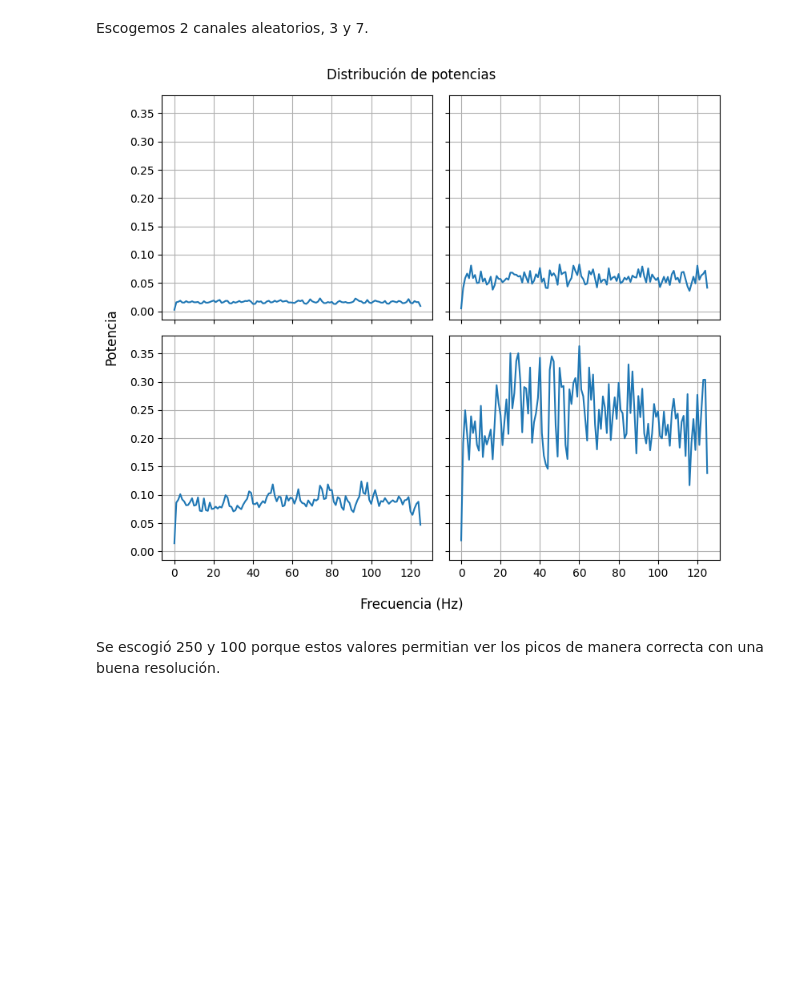
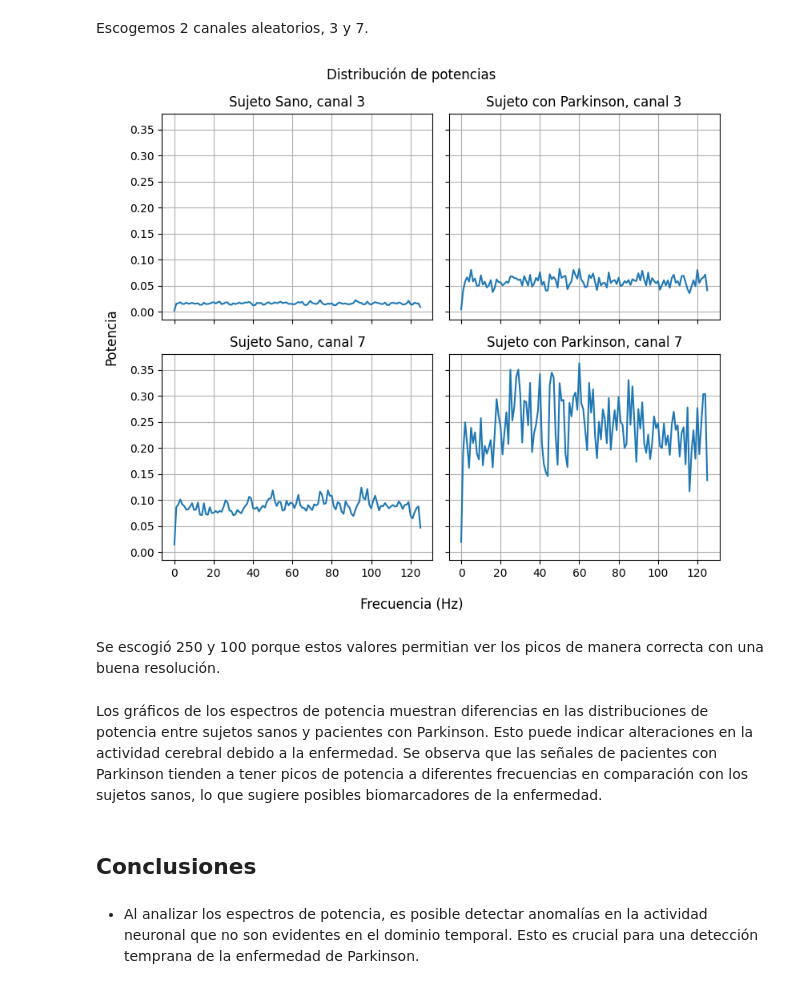
Before and after one commit to AndresBanquezBio/Biosenales, a Jupyter notebook: Practica_5/Practica5.ipynb, the cells around one changed output. Saved outputs shown, nothing was run; the diff lists cells and outputs as text; code cells hidden in the pictures; blank space fills up the shorter version.

Commit message:
Conclusiones y Analisis

```diff
--- a/Practica_5/Practica5.ipynb
+++ b/Practica_5/Practica5.ipynb
@@ -275,21 +282,31 @@ parkinson7 = parkinson[7, :]
 # %%
 fig, ax = plt.subplots(2, 2, figsize=(8, 7), sharex = True, sharey = True)
 sano3welch = welch(sano3, fs, window='hann', nperseg=250, noverlap=100)
 parkinson3welch = welch(parkinson3, fs, window='hann', nperseg=250, noverlap=100)
 sano7welch = welch(sano7, fs, window='hann', nperseg=250, noverlap=100)
 parkinson7welch = welch(parkinson7, fs, window='hann', nperseg=250, noverlap=100)
 ax[0,0].plot(sano3welch[0], sano3welch[1])
 ax[0,1].plot(parkinson3welch[0], parkinson3welch[1])
 ax[1,0].plot(sano7welch[0], sano7welch[1])
 ax[1,1].plot(parkinson7welch[0], parkinson7welch[1])
+ax[0, 0].set_title('Sujeto Sano, canal 3')
+ax[1, 0].set_title('Sujeto Sano, canal 7')
+ax[0, 1].set_title('Sujeto con Parkinson, canal 3')
+ax[1, 1].set_title('Sujeto con Parkinson, canal 7')
 for axs in ax.flat:
     axs.grid(True)
 fig.suptitle('Distribución de potencias')
 fig.supxlabel('Frecuencia (Hz)')
 fig.supylabel('Potencia')
 plt.tight_layout()
 plt.show()
 # %% [output]
-[figure, old version]
+[figure, new version]
 # %% [markdown]
 Se escogió 250 y 100 porque estos valores permitian ver los picos de manera correcta con una buena resolución.
+# %% [markdown]
+Los gráficos de los espectros de potencia muestran diferencias en las distribuciones de potencia entre sujetos sanos y pacientes con Parkinson. Esto puede indicar alteraciones en la actividad cerebral debido a la enfermedad. Se observa que las señales de pacientes con Parkinson tienden a tener picos de potencia a diferentes frecuencias en comparación con los sujetos sanos, lo que sugiere posibles biomarcadores de la enfermedad.
+# %% [markdown]
+## **Conclusiones**
+# %% [markdown]
+* Al analizar los espectros de potencia, es posible detectar anomalías en la actividad neuronal que no son evidentes en el dominio temporal. Esto es crucial para una detección temprana de la enfermedad de Parkinson.
```
Also changed, not shown: parts of 3 cells of this notebook.
